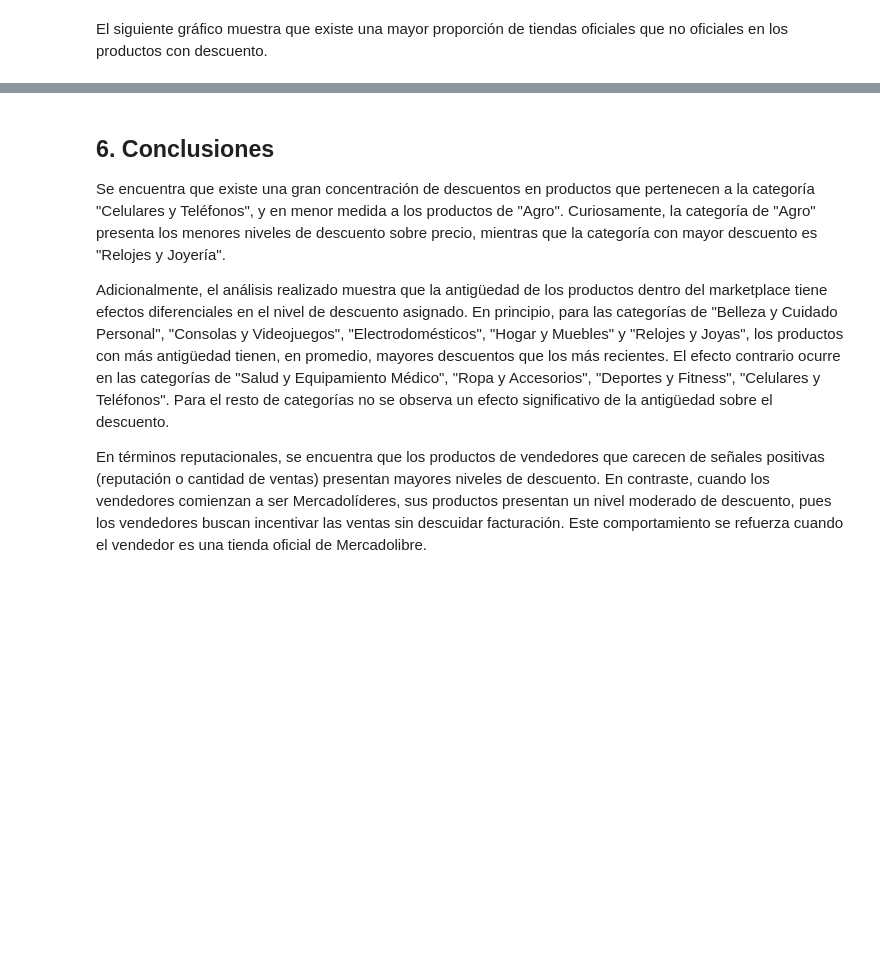
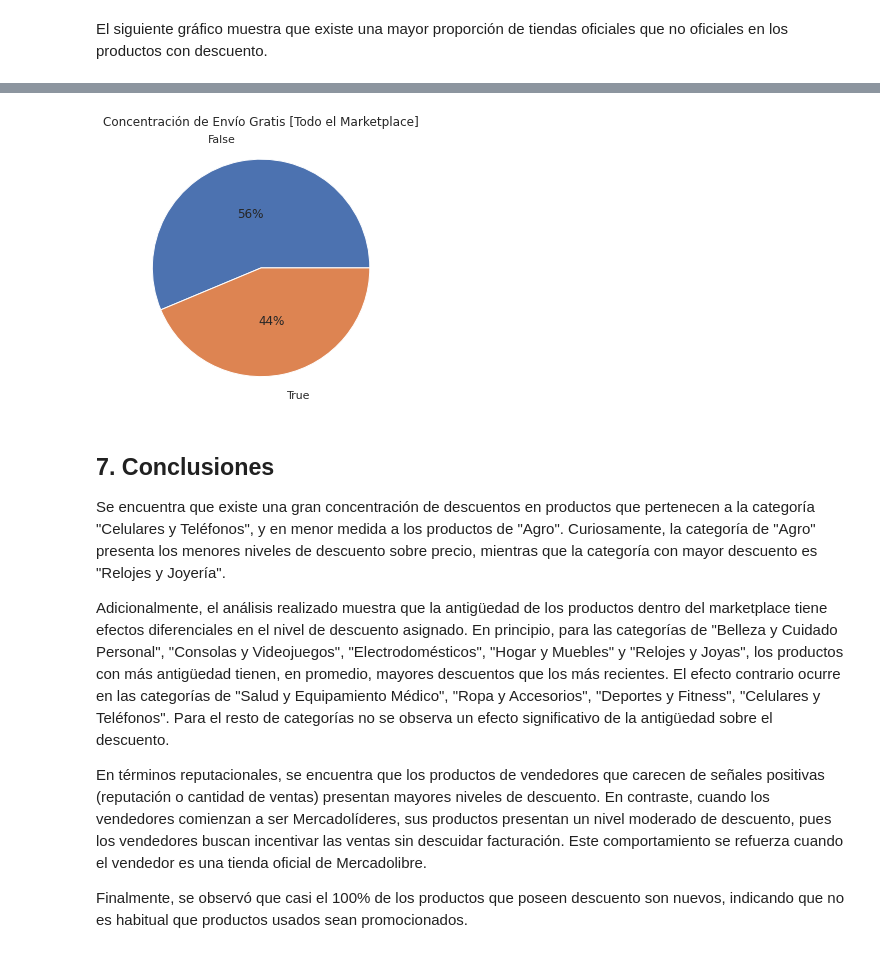
Before and after one commit to juancop/MeliDSChallenge, a Jupyter notebook: notebooks/AnalisisExploratorio.ipynb, the cells around one changed output, grey strips where cells are left out. Cells and saved outputs as stored; diff of their text form; code cells hidden in the pictures; blank space fills up the shorter version.

```diff
--- a/notebooks/AnalisisExploratorio.ipynb
+++ b/notebooks/AnalisisExploratorio.ipynb
@@ -384,8 +422,16 @@ plt.show()
+# %%
+pie_chart = complete_df.free_shipping.value_counts().sort_index().plot.pie(ylabel = '',  autopct='%1.0f%%', pctdistance=0.5, labeldistance=1.2)
+plt.title('Concentración de Envío Gratis [Todo el Marketplace]')
+plt.show()
+# %% [output]
+[figure, added]
 # %% [markdown]
-## 6. Conclusiones
+## 7. Conclusiones
 
 Se encuentra que existe una gran concentración de descuentos en productos que pertenecen a la categoría "Celulares y Teléfonos", y en menor medida a los productos de "Agro". Curiosamente, la categoría de "Agro" presenta los menores niveles de descuento sobre precio, mientras que la categoría con mayor descuento es "Relojes y Joyería".
 
 Adicionalmente, el análisis realizado muestra que la antigüedad de los productos dentro del marketplace tiene efectos diferenciales en el nivel de descuento asignado. En principio,  para las categorías de "Belleza y Cuidado Personal", "Consolas y Videojuegos", "Electrodomésticos", "Hogar y Muebles" y "Relojes y Joyas", los productos con más antigüedad tienen, en promedio, mayores descuentos que los más recientes. El efecto contrario ocurre en las categorías de "Salud y Equipamiento Médico", "Ropa y Accesorios", "Deportes y Fitness", "Celulares y Teléfonos". Para el resto de categorías no se observa un efecto significativo de la antigüedad sobre el descuento.
 
 En términos reputacionales, se encuentra que los productos de vendedores que carecen de señales positivas (reputación o cantidad de ventas) presentan mayores niveles de descuento. En contraste, cuando los vendedores comienzan a ser Mercadolíderes, sus productos presentan un nivel moderado de descuento, pues los vendedores buscan incentivar las ventas sin descuidar facturación. Este comportamiento se refuerza cuando el vendedor es una tienda oficial de Mercadolibre.
+
+Finalmente, se observó que casi el 100% de los productos que poseen descuento son nuevos, indicando que no es habitual que productos usados sean promocionados.
```
Also changed, not shown: parts of 28 cells of this notebook.
